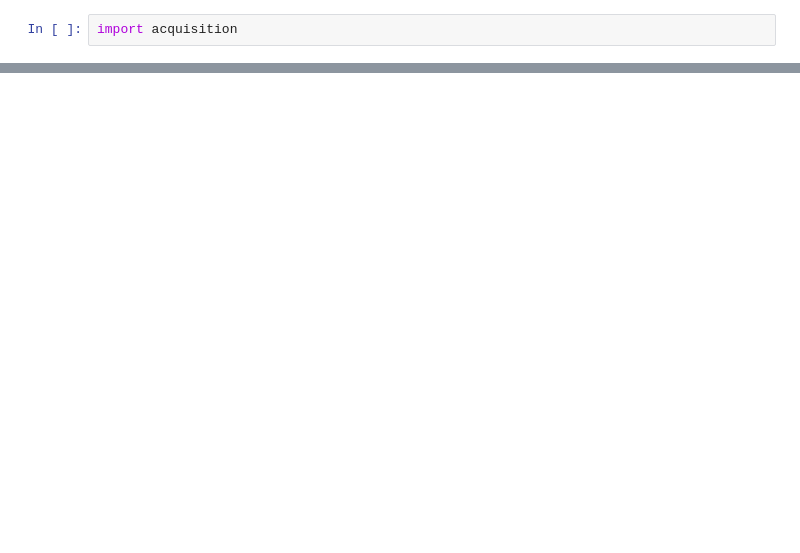
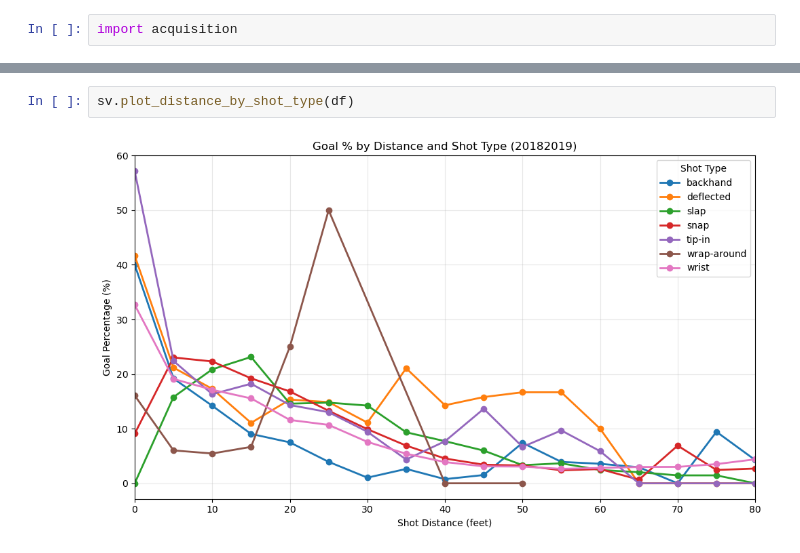
Before and after one commit to d1amondb0t/ift-6758-m1, a Jupyter notebook: ift6758/data/acquisition.ipynb, the cells around one changed output, grey strips where cells are left out. Drawn from its saved outputs; the diff is of its cells as text; blank space fills up the shorter version.

```diff
--- a/ift6758/data/acquisition.ipynb
+++ b/ift6758/data/acquisition.ipynb
@@ -17,0 +30,4 @@ df.head()
+# %%
+sv.plot_distance_by_shot_type(df)
+# %% [output]
+[figure, added]
```
Also changed, not shown: parts of 4 cells of this notebook, 1 other file.
